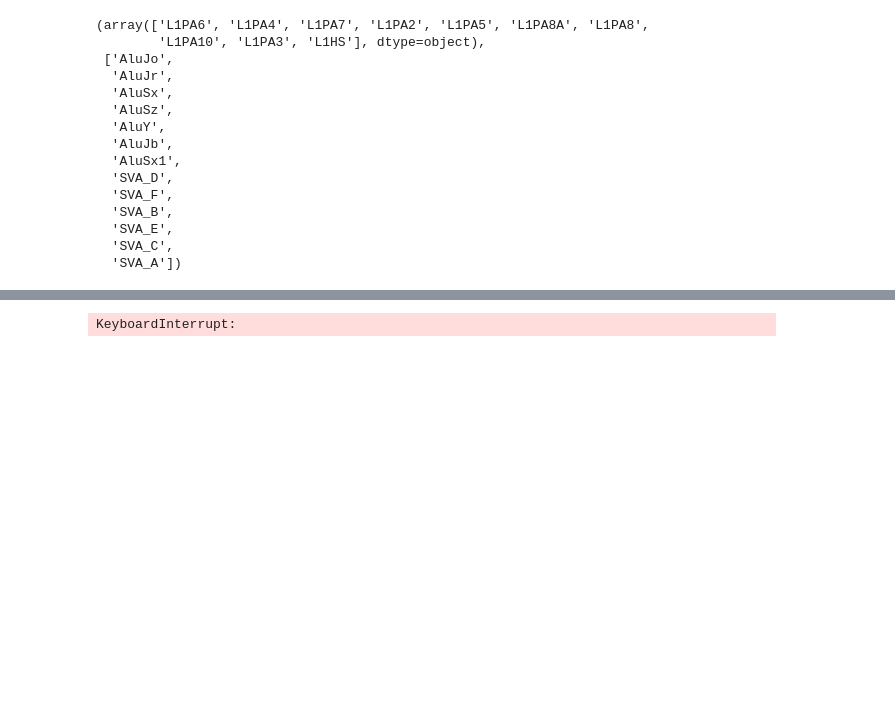
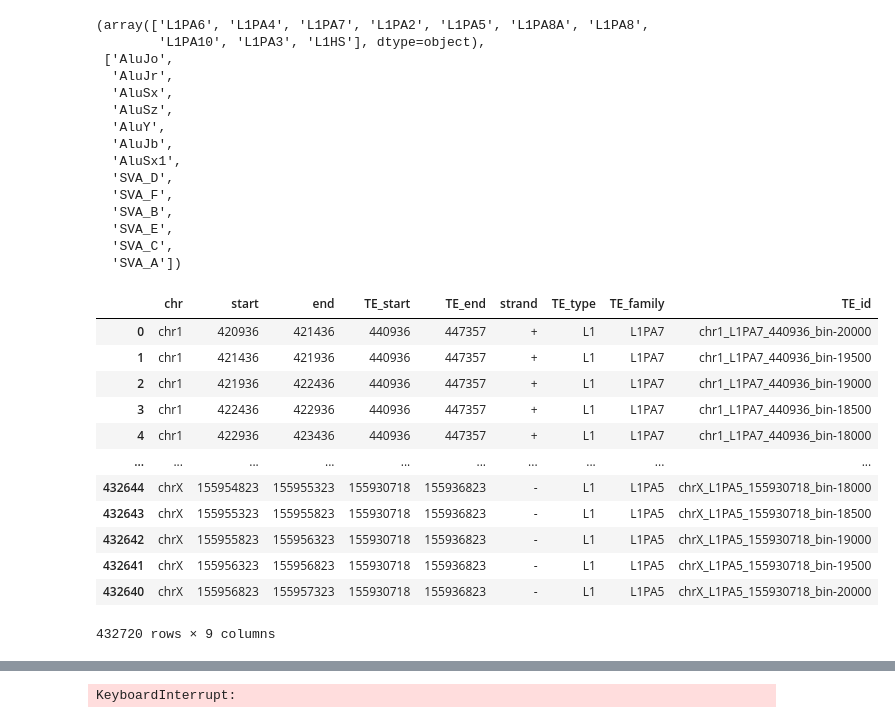
Before and after one commit to dmnburrows/line1_ageing, a Jupyter notebook: Profile_RNA_around_L1.ipynb, the cells around one changed output, grey strips where cells are left out. Drawn from its saved outputs; the diff is of its cells as text; code cells hidden in the pictures; blank space fills up the shorter version.

```diff
--- a/Profile_RNA_around_L1.ipynb
+++ b/Profile_RNA_around_L1.ipynb
@@ -69,12 +71,28 @@ l1_keep, sine_keep
 L1 = TEs.loc[TEs['TEfamily'].isin(l1_keep) & (TEs['chr']!='chrY') & (~TEs['chr'].str.contains('_'))].reset_index()
 SINE = TEs.loc[TEs['TEfamily'].isin(sine_keep) & (TEs['chr']!='chrY') & (~TEs['chr'].str.contains('_'))].reset_index()
 
-L1_bin = ter.bin_bed(L1, binsize=1000, upstream=20000, downstream=20000)
+L1_bin = ter.bin_bed(L1, binsize=500, upstream=20000, downstream=20000)
 L1_bin = L1_bin.sort_values(['chr', 'start'])
 L1_bin.to_csv('/cndd/dburrows/DATA/te/rna/PE.genomic.bins/L1_bins.bed',sep='\t',header=False,index=False)
 
 # SINE_bin = ter.bin_bed(SINE, binsize=100, upstream=8000, downstream=8000)
 # SINE_bin = SINE_bin.sort_values(['chr', 'start'])
 # SINE_bin.to_csv('/cndd/dburrows/DATA/te/rna/PE.genomic.bins/SINE_bins.bed',sep='\t',header=False,index=False)
+# %%
+L1_bin
+# %% [output]
+|  | chr | start | end | TE_start | TE_end | strand | TE_type | TE_family | TE_id |
+| 0 | chr1 | 420936 | 421436 | 440936 | 447357 | + | L1 | L1PA7 | chr1_L1PA7_440936_bin-20000 |
+| 1 | chr1 | 421436 | 421936 | 440936 | 447357 | + | L1 | L1PA7 | chr1_L1PA7_440936_bin-19500 |
+| 2 | chr1 | 421936 | 422436 | 440936 | 447357 | + | L1 | L1PA7 | chr1_L1PA7_440936_bin-19000 |
+| 3 | chr1 | 422436 | 422936 | 440936 | 447357 | + | L1 | L1PA7 | chr1_L1PA7_440936_bin-18500 |
+| 4 | chr1 | 422936 | 423436 | 440936 | 447357 | + | L1 | L1PA7 | chr1_L1PA7_440936_bin-18000 |
+| ... | ... | ... | ... | ... | ... | ... | ... | ... | ... |
+| 432644 | chrX | 155954823 | 155955323 | 155930718 | 155936823 | - | L1 | L1PA5 | chrX_L1PA5_155930718_bin-18000 |
+| 432643 | chrX | 155955323 | 155955823 | 155930718 | 155936823 | - | L1 | L1PA5 | chrX_L1PA5_155930718_bin-18500 |
+| 432642 | chrX | 155955823 | 155956323 | 155930718 | 155936823 | - | L1 | L1PA5 | chrX_L1PA5_155930718_bin-19000 |
+| 432641 | chrX | 155956323 | 155956823 | 155930718 | 155936823 | - | L1 | L1PA5 | chrX_L1PA5_155930718_bin-19500 |
+| 432640 | chrX | 155956823 | 155957323 | 155930718 | 155936823 | - | L1 | L1PA5 | chrX_L1PA5_155930718_bin-20000 |
+432720 rows × 9 columns
 # %%
 %%bash
```
Also changed, not shown: parts of 7 cells of this notebook, 6 other files.
